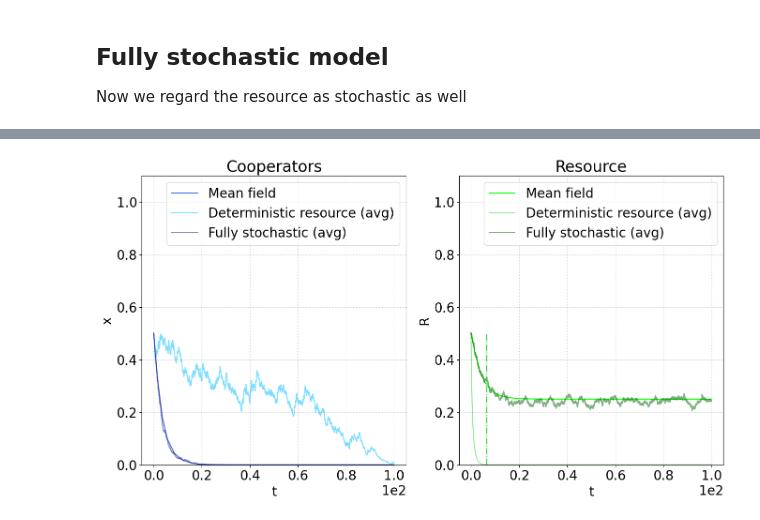
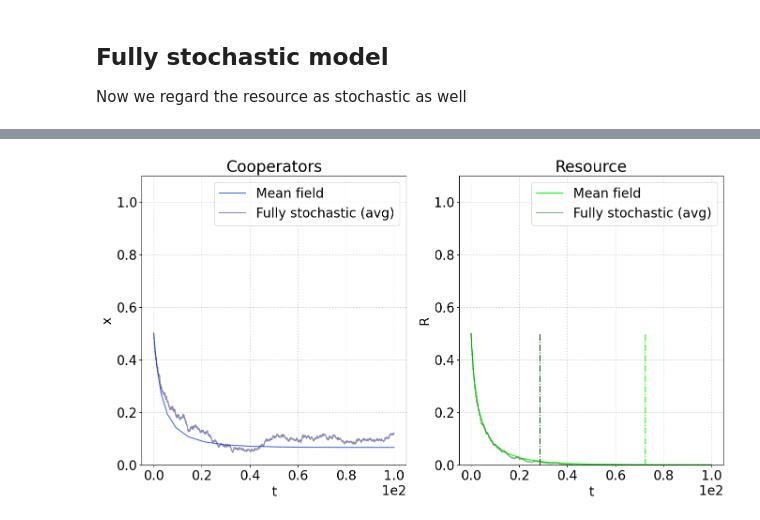
Before and after one commit to fabiomngzz/CPRSustainability, a Jupyter notebook: CPRsust_fullyStoc.ipynb, the cells around one changed output, grey strips where cells are left out. Saved outputs shown, nothing was run; the diff lists cells and outputs as text; code cells hidden in the pictures.

```diff
--- a/CPRsust_fullyStoc.ipynb
+++ b/CPRsust_fullyStoc.ipynb
@@ -31,9 +31,9 @@ stateLabels = ['hole','resource','cooperator','defector']
 # Carrying capacity of resource in terms of number of quanta of resource
 K = 5*N
 # Resource's birth rate
-b = 2
+b = 1.
 # Harvesting rates, not reduced!
-extractionRates = np.sort(np.array([0.7,1.5]))/N
+extractionRates = np.sort(np.array([0.7,1.1]))/N
 if N*extractionRates[-1]<b:
     display(Latex('Warning: $Ne_D<b$, which is an unphysical choice of parameters. The program will run anyways, just be aware!'))
 # Each node represents either a consumer (cooperator or defector) or a slot of resource (full or empty)
@@ -407,45 +391,45 @@ Evaluating the times to extinction
 plotsObj_comp = [
     {
         'name' : 'Cooperators',
-        'labels' : ['Mean field','Deterministic resource (avg)','Fully stochastic (avg)'],
-        'x' : [seriesObj_MF['time'], tSimAvg_detRes, tSimAvg_stocRes],
-        'y': [seriesObj_MF['cooperators'], coopFracSeriesAvg_detRes, coopFracSeriesAvg_stocRes],
-        'colors' : ['royalblue','deepskyblue','midnightblue'],
-        'alphas' : [1,0.5,0.5],
+        'labels' : ['Mean field','Fully stochastic (avg)'],
+        'x' : [seriesObj_MF['time'], tSimAvg_stocRes],
+        'y': [seriesObj_MF['cooperators'], coopFracSeriesAvg_stocRes],
+        'colors' : ['royalblue','midnightblue'],
+        'alphas' : [1,0.5,],
         'xlabel' : 't',
         'ylabel' : 'x',
         'yLims' : [0, 1.1]
     },
     {
         'name' : 'Resource',
-        'labels' : ['Mean field','Deterministic resource (avg)','Fully stochastic (avg)'],
-        'x' : [seriesObj_MF['time'], tSimAvg_detRes, tSimAvg_stocRes],
-        'xExt' : [tExt_MF, tExtObj_detRes['mean'], tExtObj_stocRes['mean']],
-        'y' : [seriesObj_MF['resource'], RSimAvg_detRes, RSeriesAvg_stocRes],
-        'colors' : ['lime','limegreen','darkgreen'],
-        'alphas' : [1,0.5,0.5],
+        'labels' : ['Mean field','Fully stochastic (avg)'],
+        'x' : [seriesObj_MF['time'], tSimAvg_stocRes],
+        'xExt' : [tExt_MF, tExtObj_stocRes['mean']],
+        'y' : [seriesObj_MF['resource'], RSeriesAvg_stocRes],
+        'colors' : ['lime','darkgreen'],
+        'alphas' : [1,0.5],
         'xlabel' : 't',
         'ylabel' : 'R',
         'yLims' : [0, 1.1]
     }
 ]
 
 fig_comp, ax_comp = plt.subplots(1,2,figsize=(16,8))
 
 for ax,plotObj in zip(ax_comp,plotsObj_comp):
     ax.set_title(plotObj['name'])
     for t,y,col,a,l in zip (plotObj['x'],plotObj['y'],plotObj['colors'],plotObj['alphas'],plotObj['labels']):
         ax.plot(t,y,color=col,alpha=a,label=l)
     ax.legend()
     ax.ticklabel_format(style='sci', axis='x', scilimits=(0, 0))
     ax.set_xlabel(plotObj['xlabel'])
     ax.set_ylabel(plotObj['ylabel'])
     ax.set_ylim(plotObj['yLims'])
     ax.grid(which='both',linestyle=':',color='k',alpha=0.25)
 for tExt,col in zip(plotsObj_comp[1]['xExt'],plotsObj_comp[1]['colors']):
     if tExt:
         ax_comp[1].vlines(tExt,0,R0,colors=col,linestyle='-.')
 
 plt.show()
 # %% [output]
-[figure, old version]
+[figure, new version]
```
Also changed, not shown: parts of 7 cells of this notebook, 4 other files.
